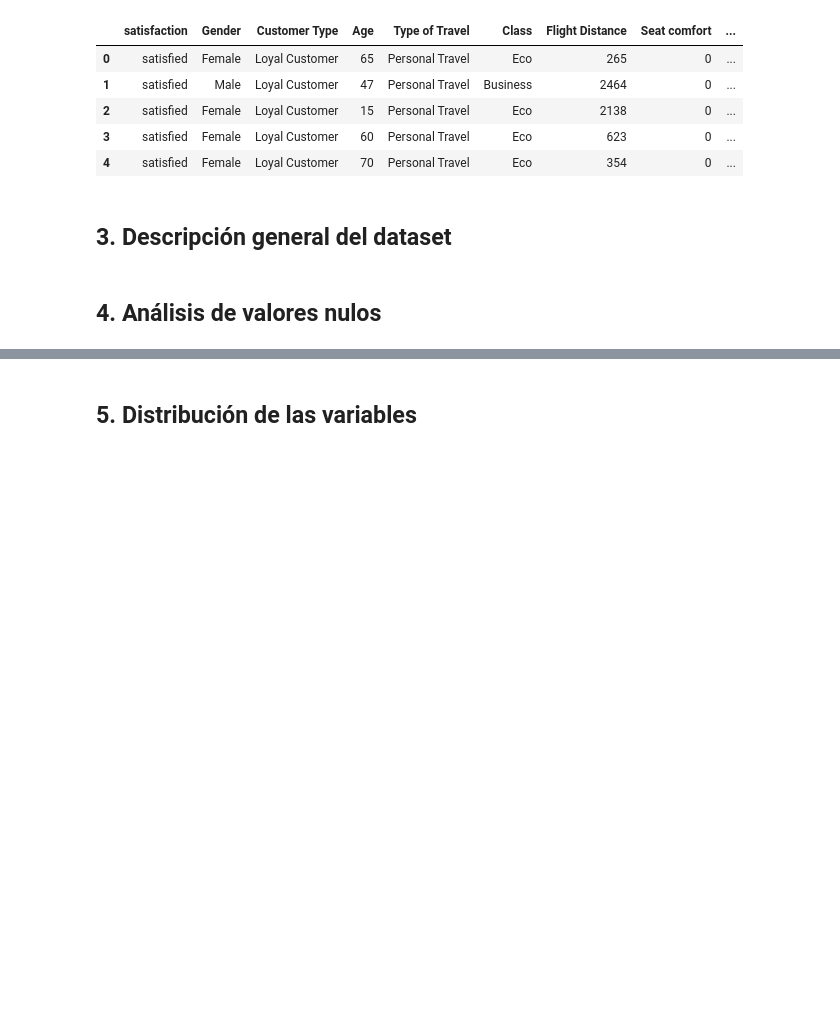
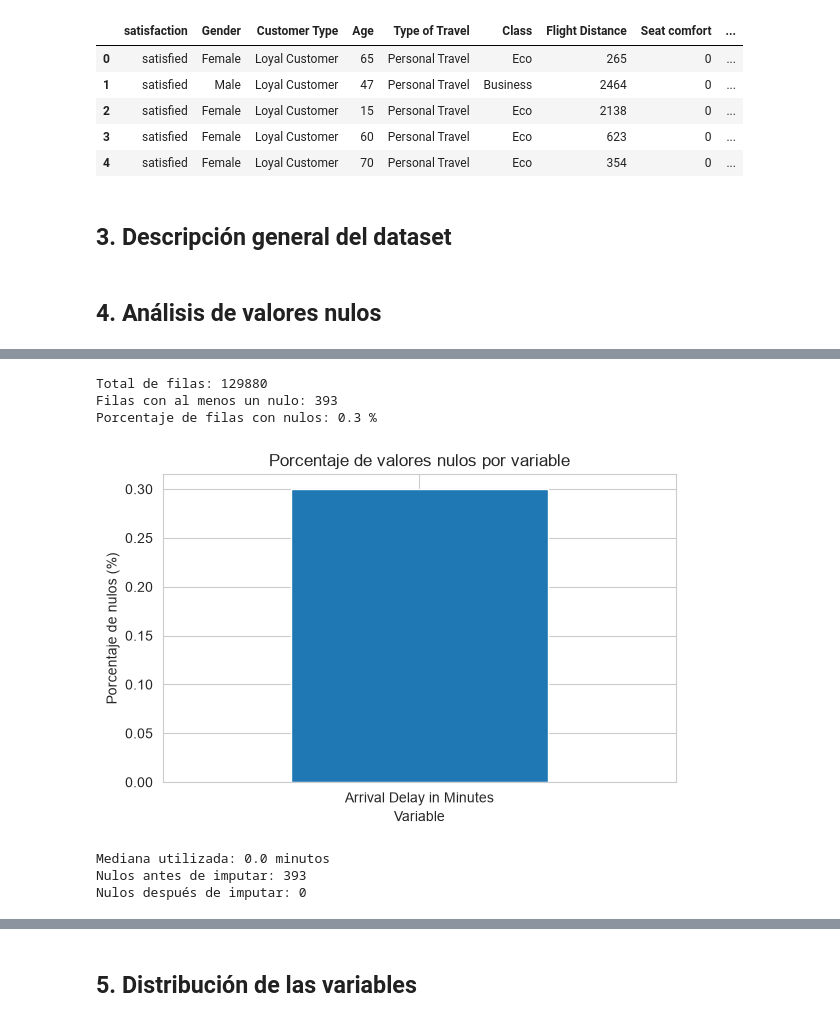
Before and after one commit to crismary-castellanos-stori/up-fds-tp, a Jupyter notebook: TP_EDA.ipynb, the cells around one changed output, grey strips where cells are left out. Cells and saved outputs as stored; diff of their text form; code cells hidden in the pictures; blank space fills up the shorter version.

```diff
--- a/TP_EDA.ipynb
+++ b/TP_EDA.ipynb
@@ -43,0 +46,8 @@ df.head()
+# %%
+# Cantidad y porcentaje de valores nulos por variable
+resumen_nulos = pd.DataFrame({
+    "valores nulos": df.isnull().sum(),
+    "% nulos": (df.isnull().mean() * 100).round(2),
+})
+
+resumen_nulos.sort_values("valores nulos", ascending=False)
@@ -43,0 +72,40 @@ df.head()
+# %%
+# Filas que tienen al menos un valor nulo
+filas_con_nulos = df.isnull().any(axis=1).sum()
+
+print("Total de filas:", len(df))
+print("Filas con al menos un nulo:", filas_con_nulos)
+print("Porcentaje de filas con nulos:", round(100 * filas_con_nulos / len(df), 2), "%")
+
+# Gráfico de las columnas que presentan valores nulos
+columnas_con_nulos = resumen_nulos[resumen_nulos["valores nulos"] > 0]
+
+if not columnas_con_nulos.empty:
+    columnas_con_nulos["% nulos"].plot(
+        kind="bar", figsize=(6, 4), title="Porcentaje de valores nulos por variable"
+    )
+    plt.xlabel("Variable")
+    plt.ylabel("Porcentaje de nulos (%)")
+    plt.xticks(rotation=0)
+    plt.tight_layout()
+    plt.show()
+else:
+    print("No se encontraron valores nulos en el dataset.")
+# %% [output]
+Total de filas: 129880
+Filas con al menos un nulo: 393
+Porcentaje de filas con nulos: 0.3 %
+[figure, added]
+# %%
+# Imputación con la mediana en una copia, conservando df para el EDA
+mediana_llegada = df["Arrival Delay in Minutes"].median()
+df_imputado = df.copy()
+df_imputado["Arrival Delay in Minutes"] = df_imputado["Arrival Delay in Minutes"].fillna(mediana_llegada)
+
+print("Mediana utilizada:", mediana_llegada, "minutos")
+print("Nulos antes de imputar:", df["Arrival Delay in Minutes"].isnull().sum())
+print("Nulos después de imputar:", df_imputado["Arrival Delay in Minutes"].isnull().sum())
+# %% [output]
+Mediana utilizada: 0.0 minutos
+Nulos antes de imputar: 393
+Nulos después de imputar: 0
```
Also changed, not shown: parts of 9 cells of this notebook.
